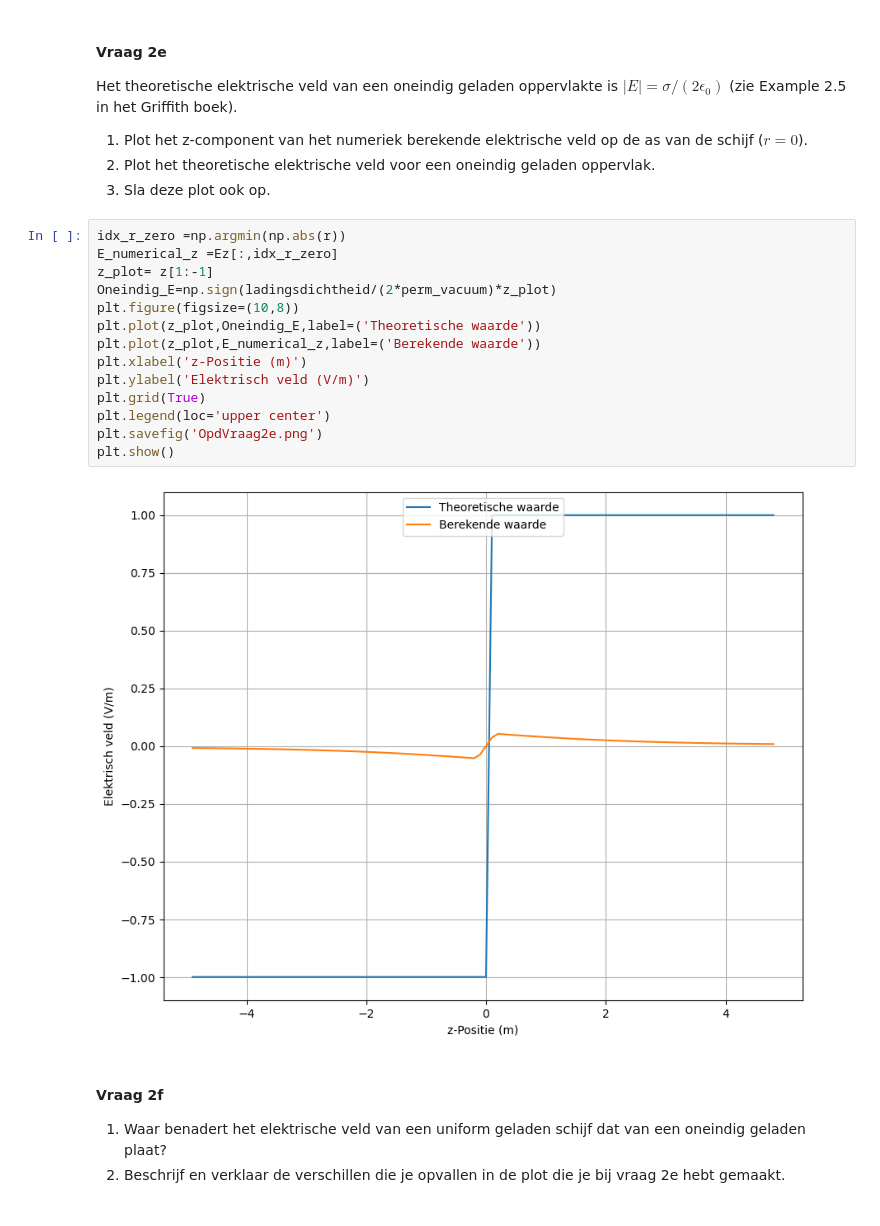
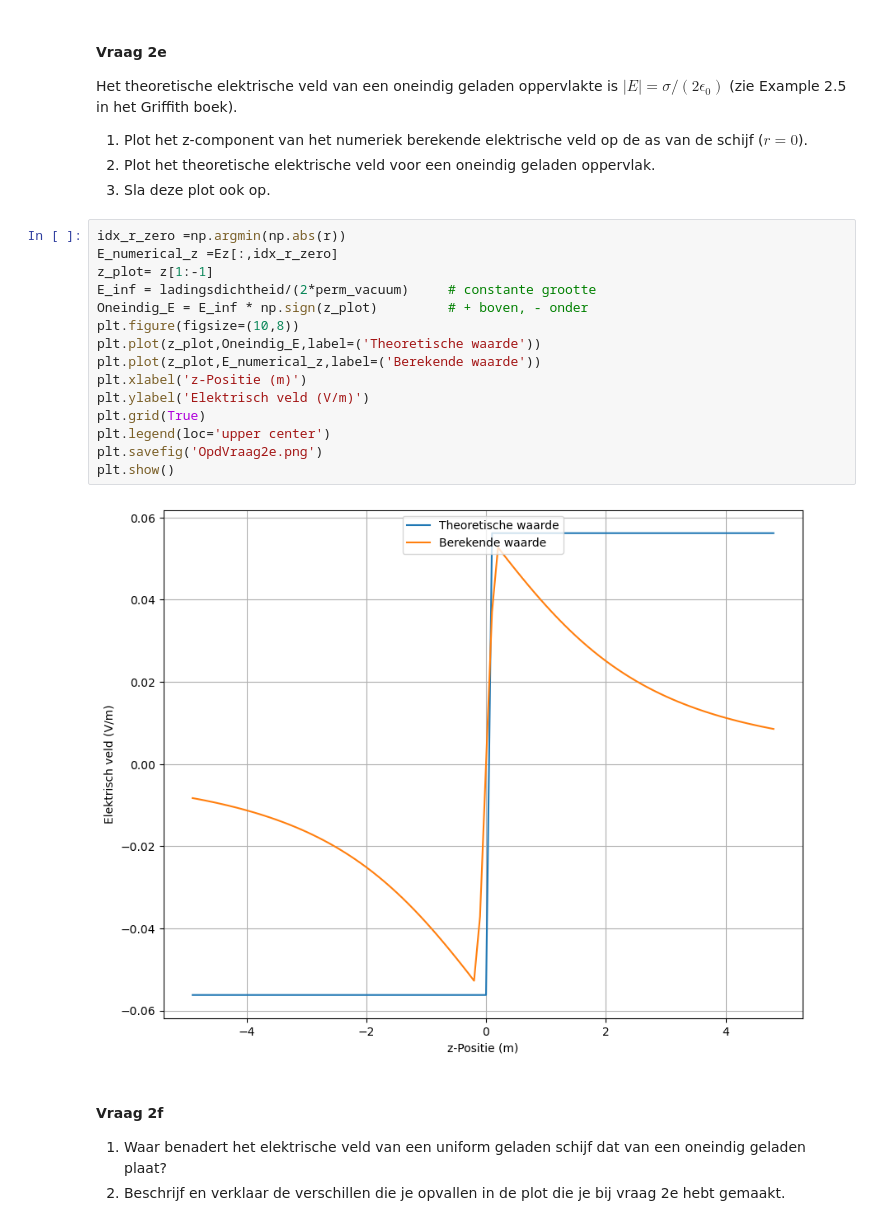
Before and after one commit to daanTN/DEF-Daan, a Jupyter notebook: DigitaleOntwerpopdrachten/1CondensatorOpdracht/CondensatorOntwerpopdracht.ipynb, the cells around one changed output. Cells and saved outputs as stored; diff of their text form.

```diff
--- a/DigitaleOntwerpopdrachten/1CondensatorOpdracht/CondensatorOntwerpopdracht.ipynb
+++ b/DigitaleOntwerpopdrachten/1CondensatorOpdracht/CondensatorOntwerpopdracht.ipynb
@@ -281,19 +281,20 @@ Het theoretische elektrische veld van een oneindig geladen oppervlakte is $|E| =
 # %%
 idx_r_zero =np.argmin(np.abs(r))
 E_numerical_z =Ez[:,idx_r_zero]
 z_plot= z[1:-1]
-Oneindig_E=np.sign(ladingsdichtheid/(2*perm_vacuum)*z_plot)
+E_inf = ladingsdichtheid/(2*perm_vacuum)     # constante grootte
+Oneindig_E = E_inf * np.sign(z_plot)         # + boven, - onder
 plt.figure(figsize=(10,8))
 plt.plot(z_plot,Oneindig_E,label=('Theoretische waarde'))
 plt.plot(z_plot,E_numerical_z,label=('Berekende waarde'))
 plt.xlabel('z-Positie (m)')
 plt.ylabel('Elektrisch veld (V/m)')
 plt.grid(True)
 plt.legend(loc='upper center')
 plt.savefig('OpdVraag2e.png')
 plt.show()
 # %% [output]
-[figure, old version]
+[figure, new version]
 # %% [markdown]
 #### Vraag 2f
 1. Waar benadert het elektrische veld van een uniform geladen schijf dat van een oneindig geladen plaat?
```
Also changed, not shown: parts of 1 cell of this notebook, 1 other file.
